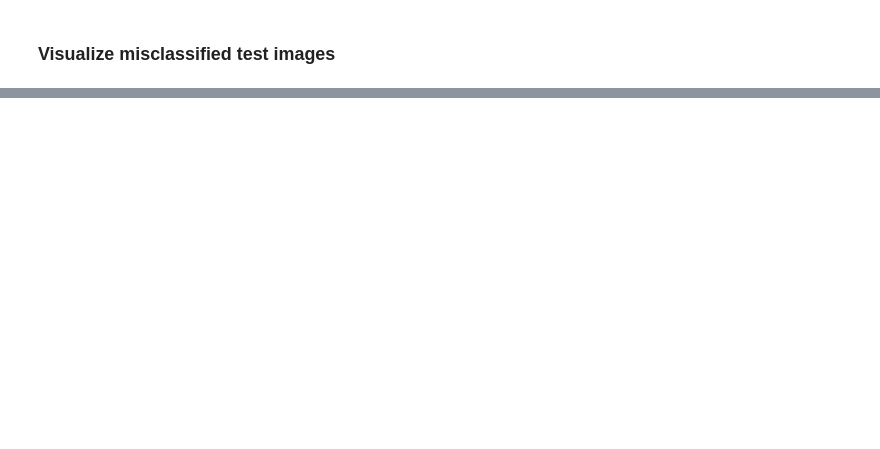
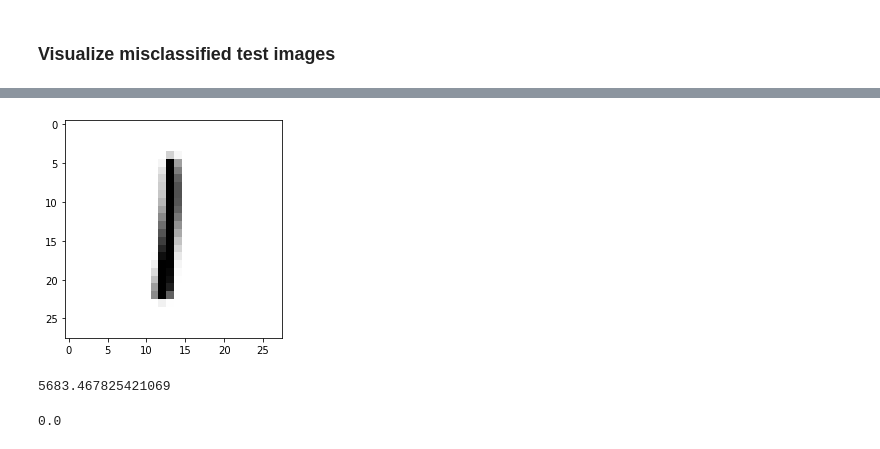
Before and after one commit to rhdtka21/Intro-To-AI, a Jupyter notebook: HW5_SeokJungwoo_2015003209.ipynb, the cells around one changed output, grey strips where cells are left out. Cells and saved outputs as stored; diff of their text form; code cells hidden in the pictures; blank space fills up the shorter version.

```diff
--- a/HW5_SeokJungwoo_2015003209.ipynb
+++ b/HW5_SeokJungwoo_2015003209.ipynb
@@ -255,0 +269,15 @@ plt.show()
+# %%
+# 직접 쓴 손글씨로 테스트
+b = cv2.imread('./img1.png', cv2.IMREAD_GRAYSCALE)
+b = cv2.resize(b, dsize=(28, 28), interpolation=cv2.INTER_AREA)
+plt.imshow(b,cmap='gray_r')
+plt.show()
+b.reshape(-1, 28*28)
+b = np.append(b, 1)
+
+
+test_perceptron([b], [1], weights[2])
+# %% [output]
+[figure, added]
+5683.467825421069
+0.0
```
Also changed, not shown: parts of 5 cells of this notebook.
